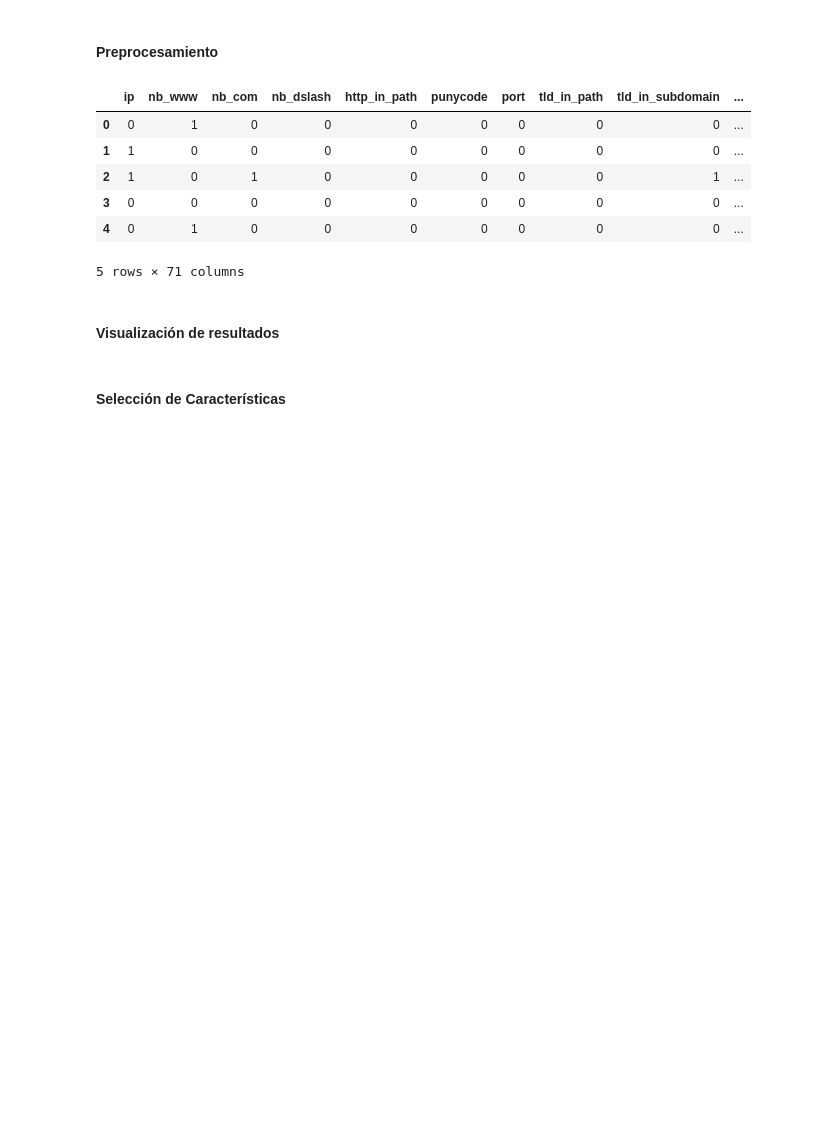
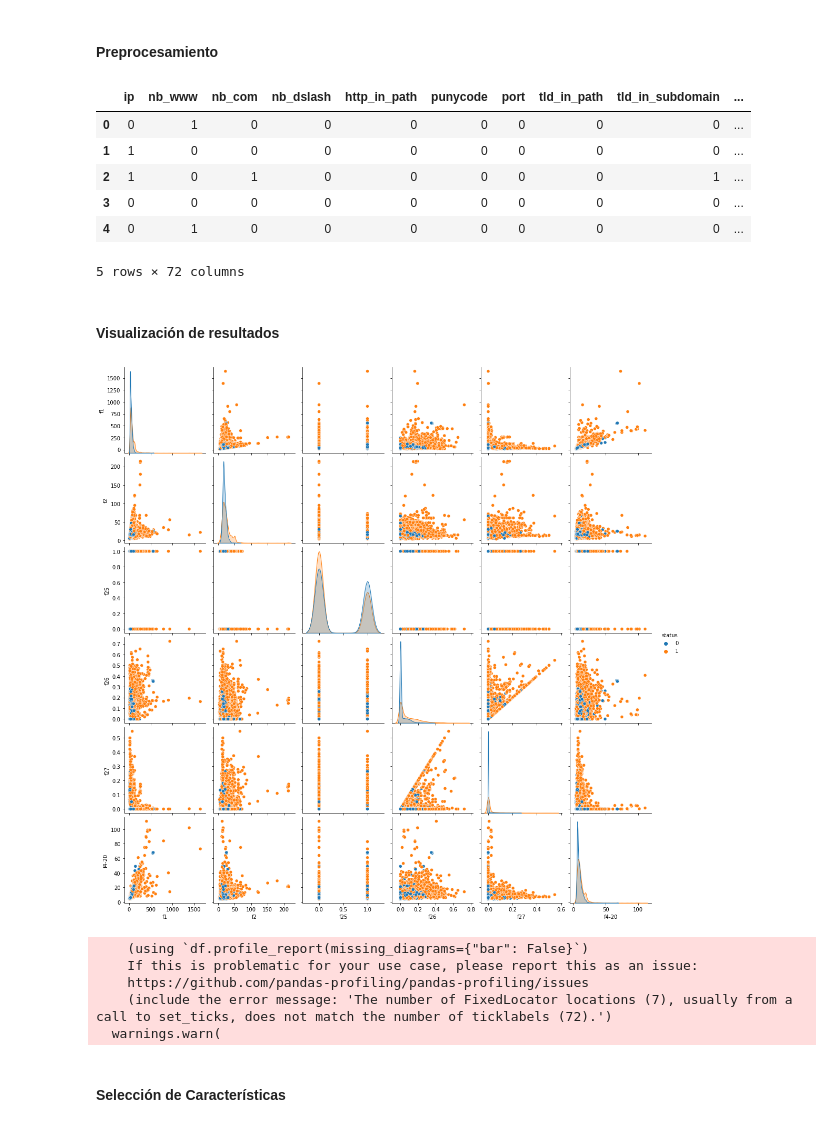
Before and after one commit to alexabravo/Laboratorio01-SDS, a Jupyter notebook: Lab01-sds.ipynb, the cells around one changed output. Cells and saved outputs as stored; diff of their text form; code cells hidden in the pictures; blank space fills up the shorter version.

```diff
--- a/Lab01-sds.ipynb
+++ b/Lab01-sds.ipynb
@@ -65,7 +63,19 @@ def Https(s):
 df['f25'] = df['url'].apply(Https)
 # %%
 #f26: Proporción de digitos en la URL.
-df['f26'] = df['url'].str.count('[0-9]')/df['f1']
+df['f26'] = df['url'].str.count('[0-9]')/df['url'].str.len()
 # %%
 #f27: Proporción de digitos en el hostname.
-df['f27'] = df['url'].apply(Hostname).str.count('[0-9]')/df['f2']
+df['f27'] = df['url'].apply(Hostname).str.count('[0-9]')/df['url'].str.len()
+# %%
+#f4-20: Caracteres especiales.
+def specialChars(direction):
+    i = 0
+    for x in direction:
+        if "-" in x or "." in x or "@" in x or "?" in x or "&" in x or "|" in x or "=" in x or "_" in x or "~" in x or "%" in x or "/" in x or " " in x or ":" in x or "," in x or ";" in x or "$" in x or "%20" in x:
+            i += 1
+    return i
+# %%
+#f4-20: Caracteres especiales.
+#specialChars('.-?####ajsdfhjkadsf @')
+df['f4-20'] = df['url'].apply(specialChars)
@@ -97,8 +109,24 @@ df.head(5)
 | 2 | 1 | 0 | 1 | 0 | 0 | 0 | 0 | 0 | 1 | ... |
 | 3 | 0 | 0 | 0 | 0 | 0 | 0 | 0 | 0 | 0 | ... |
 | 4 | 0 | 1 | 0 | 0 | 0 | 0 | 0 | 0 | 0 | ... |
-5 rows × 71 columns
+5 rows × 72 columns
 # %% [markdown]
 #### Visualización de resultados
+# %%
+df_final = df
+nombres_variables = ['f1', 'f2', 'f25', 'f26', 'f27','f4-20']
+sns.pairplot(df_final, hue='status', vars=nombres_variables)
+plt.show()
+# %% [output]
+[figure, added]
+# %%
+profile = ProfileReport(df_final, title='Reporte Status final')
+profile.to_file('Reporte datos Stauts Lab1.html')
+# %% [output]
+    (using `df.profile_report(missing_diagrams={"bar": False}`)
+    If this is problematic for your use case, please report this as an issue:
+    https://github.com/pandas-profiling/pandas-profiling/issues
+    (include the error message: 'The number of FixedLocator locations (7), usually from a call to set_ticks, does not match the number of ticklabels (72).')
+  warnings.warn(
 # %% [markdown]
 #### Selección de Características
```
Also changed, not shown: parts of 5 cells of this notebook.
